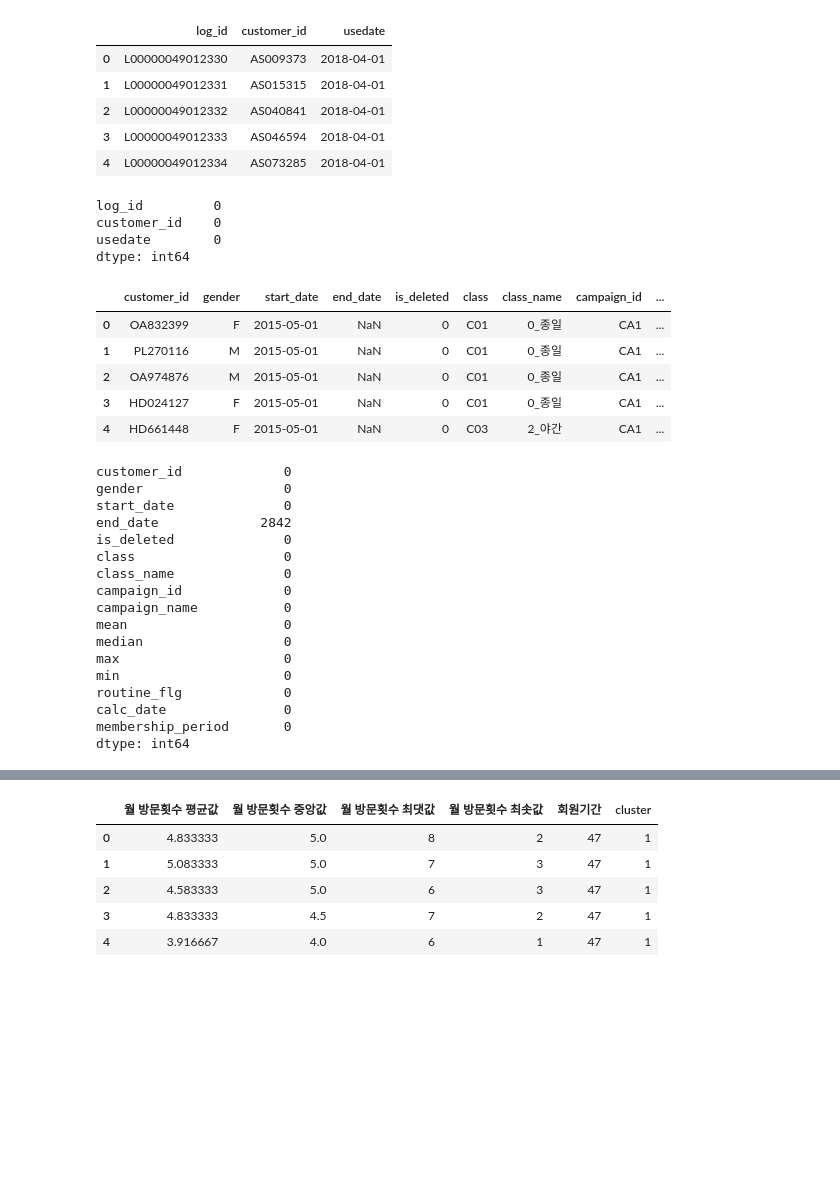
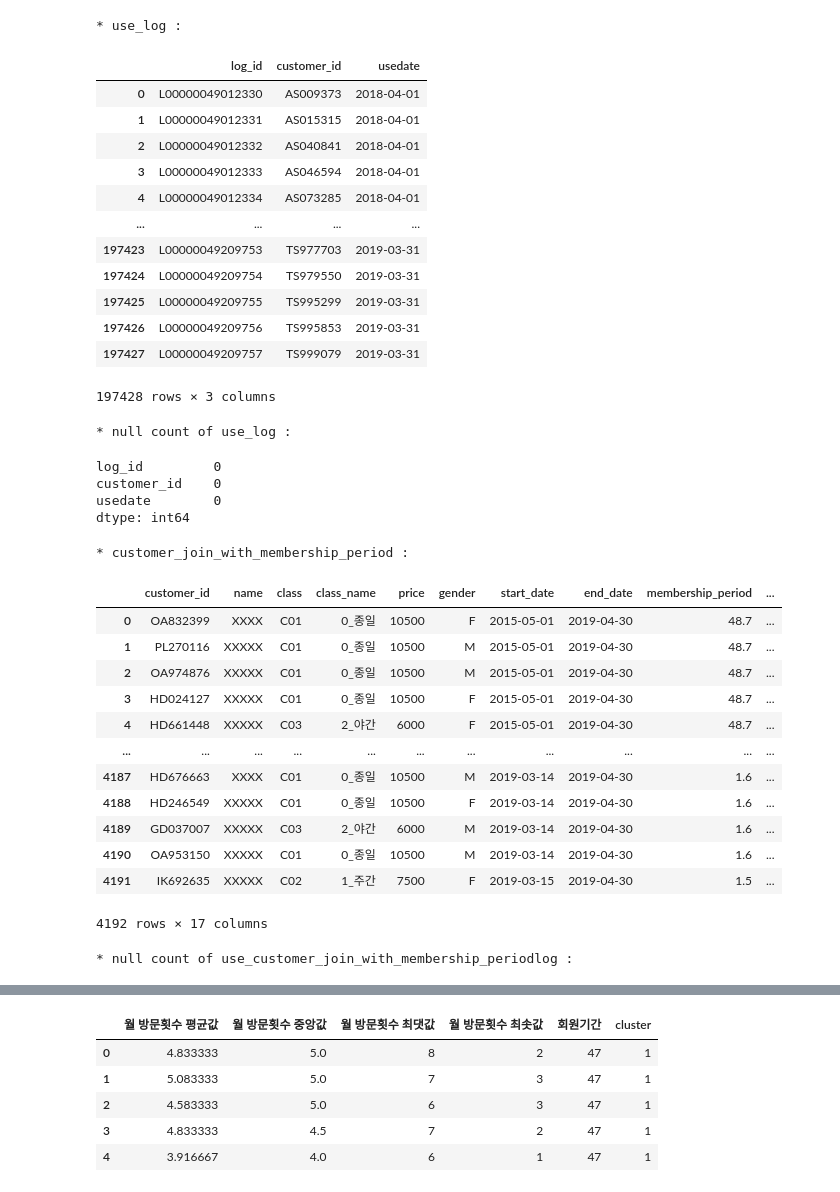
Before and after one commit to wooseok1152/python-data_analysis, a Jupyter notebook: 4장 고객의 행동을 예측하는 테크닉 10.ipynb, the cells around one changed output, grey strips where cells are left out. Drawn from its saved outputs; the diff is of its cells as text; code cells hidden in the pictures; blank space fills up the shorter version.

Commit message:
modify chapter 4(not done yet)

```diff
--- a/4장 고객의 행동을 예측하는 테크닉 10.ipynb
+++ b/4장 고객의 행동을 예측하는 테크닉 10.ipynb
@@ -1,43 +1,53 @@
 # %%
 # 'use_log'와 'customer_join' 테이블의 대략적인 형태와 결측치 파악
-uselog = pd.read_csv("./pyda100-master/Chapter_4/use_log.csv")
-display(uselog.head())
-display(uselog.isna().sum())
 
-customer = pd.read_csv("customer_join.csv")
-display(customer.head())
-display(customer.isna().sum())
+import pandas as pd
+
+print("* use_log :")
+use_log = pd.read_csv("./pyda100-master/Chapter_4/use_log.csv")
+display(use_log)
+print("* null count of use_log :")
+display(use_log.isna().sum())
+
+print("\n", "\n")
+
+print("* customer_join_with_membership_period :")
+customer_join_with_membership_period = pd.read_csv("./dump_files/customer_join_with_membership_period.csv")
+display(customer_join_with_membership_period)
+print("* null count of use_customer_join_with_membership_periodlog :")
+display(customer_join_with_membership_period.isna().sum())
 # %% [output]
+* use_log :
 |  | log_id | customer_id | usedate |
 | 0 | L00000049012330 | AS009373 | 2018-04-01 |
 | 1 | L00000049012331 | AS015315 | 2018-04-01 |
 | 2 | L00000049012332 | AS040841 | 2018-04-01 |
 | 3 | L00000049012333 | AS046594 | 2018-04-01 |
 | 4 | L00000049012334 | AS073285 | 2018-04-01 |
+| ... | ... | ... | ... |
+| 197423 | L00000049209753 | TS977703 | 2019-03-31 |
+| 197424 | L00000049209754 | TS979550 | 2019-03-31 |
+| 197425 | L00000049209755 | TS995299 | 2019-03-31 |
+| 197426 | L00000049209756 | TS995853 | 2019-03-31 |
+| 197427 | L00000049209757 | TS999079 | 2019-03-31 |
-log_id         0
-customer_id    0
-usedate        0
-dtype: int64
+197428 rows × 3 columns
+* null count of use_log :
+log_id         0
+customer_id    0
+usedate        0
+dtype: int64
+* customer_join_with_membership_period :
-|  | customer_id | gender | start_date | end_date | is_deleted | class | class_name | campaign_id | ... |
-| 0 | OA832399 | F | 2015-05-01 | NaN | 0 | C01 | 0_종일 | CA1 | ... |
-| 1 | PL270116 | M | 2015-05-01 | NaN | 0 | C01 | 0_종일 | CA1 | ... |
-| 2 | OA974876 | M | 2015-05-01 | NaN | 0 | C01 | 0_종일 | CA1 | ... |
-| 3 | HD024127 | F | 2015-05-01 | NaN | 0 | C01 | 0_종일 | CA1 | ... |
-| 4 | HD661448 | F | 2015-05-01 | NaN | 0 | C03 | 2_야간 | CA1 | ... |
+|  | customer_id | name | class | class_name | price | gender | start_date | end_date | membership_period | ... |
+| 0 | OA832399 | XXXX | C01 | 0_종일 | 10500 | F | 2015-05-01 | 2019-04-30 | 48.7 | ... |
+| 1 | PL270116 | XXXXX | C01 | 0_종일 | 10500 | M | 2015-05-01 | 2019-04-30 | 48.7 | ... |
+| 2 | OA974876 | XXXXX | C01 | 0_종일 | 10500 | M | 2015-05-01 | 2019-04-30 | 48.7 | ... |
+| 3 | HD024127 | XXXXX | C01 | 0_종일 | 10500 | F | 2015-05-01 | 2019-04-30 | 48.7 | ... |
+| 4 | HD661448 | XXXXX | C03 | 2_야간 | 6000 | F | 2015-05-01 | 2019-04-30 | 48.7 | ... |
+| ... | ... | ... | ... | ... | ... | ... | ... | ... | ... | ... |
+| 4187 | HD676663 | XXXX | C01 | 0_종일 | 10500 | M | 2019-03-14 | 2019-04-30 | 1.6 | ... |
+| 4188 | HD246549 | XXXXX | C01 | 0_종일 | 10500 | F | 2019-03-14 | 2019-04-30 | 1.6 | ... |
+| 4189 | GD037007 | XXXXX | C03 | 2_야간 | 6000 | M | 2019-03-14 | 2019-04-30 | 1.6 | ... |
+| 4190 | OA953150 | XXXXX | C01 | 0_종일 | 10500 | M | 2019-03-14 | 2019-04-30 | 1.6 | ... |
+| 4191 | IK692635 | XXXXX | C02 | 1_주간 | 7500 | F | 2019-03-15 | 2019-04-30 | 1.5 | ... |
-customer_id             0
-gender                  0
-start_date              0
-end_date             2842
-is_deleted              0
-class                   0
-class_name              0
-campaign_id             0
-campaign_name           0
-mean                    0
-median                  0
-max                     0
-min                     0
-routine_flg             0
-calc_date               0
-membership_period       0
-dtype: int64
+4192 rows × 17 columns
+* null count of use_customer_join_with_membership_periodlog :
```
Also changed, not shown: parts of 11 cells of this notebook.
